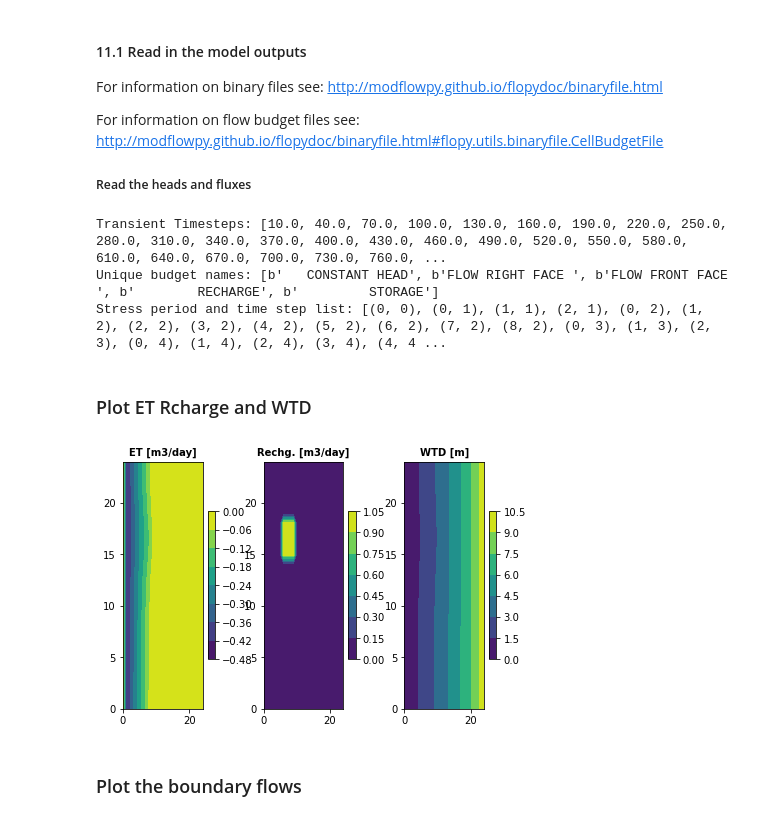
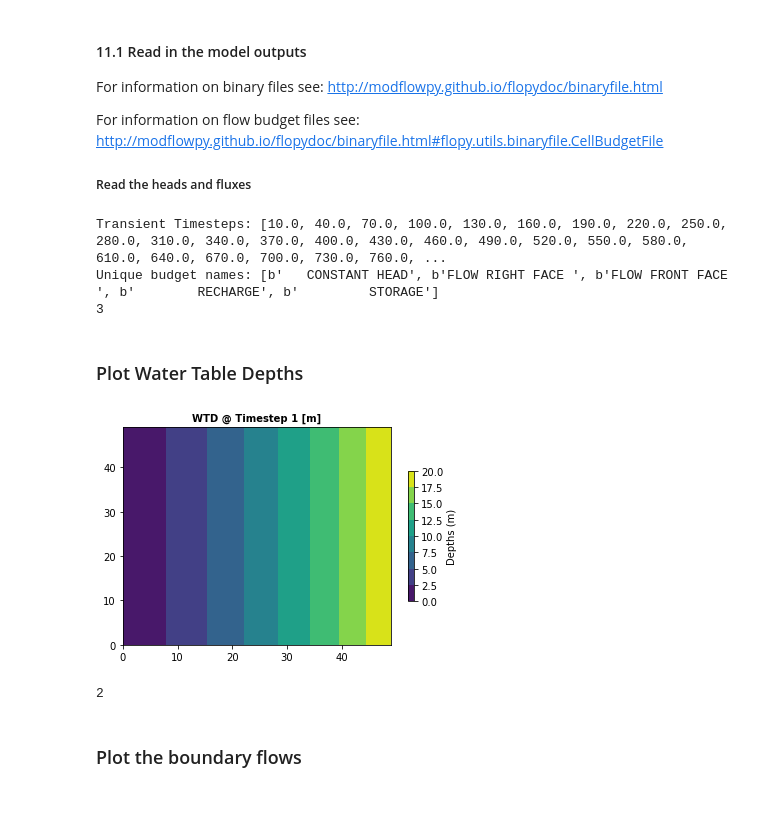
Before and after one commit to GW-modelling-Spring2022/homework-Whrligig, a Jupyter notebook: Working/HW8/starter code/HW8_model_Boyd.ipynb, the cells around one changed output. Drawn from its saved outputs; the diff is of its cells as text; code cells hidden in the pictures.

```diff
--- a/Working/HW8/starter code/HW8_model_Boyd.ipynb
+++ b/Working/HW8/starter code/HW8_model_Boyd.ipynb
@@ -365,47 +365,49 @@ for stress_per, time in enumerate(times):
     recharge['sp%s'%(stress_per)] = budgobj.get_data(text='recharge',totim=time) #append front face flow to fff list for each stress period
 
 
+# alternate option read the data into an array
+head_array = np.zeros((len(times), ncol, nrow))
+frf_array = np.zeros((len(times), ncol, nrow))
+fff_array = np.zeros((len(times), ncol, nrow))
+rowcounter = -1
+for i in times:
+    rowcounter += 1
+    head_array[rowcounter, :, :] = headobj.get_data(totim=i)
+    tempfrf = np.squeeze(budgobj.get_data(text='flow right face', totim=i))
+    frf_array[rowcounter, :, :] = tempfrf
+    tempfff = np.squeeze(budgobj.get_data(text='FLOW FRONT FACE', totim=i))
+    fff_array[rowcounter, :, :] = tempfff
+
 print('Transient Timesteps:', times)
-print('Unique budget names:', budgobj.get_unique_record_names())
-print('Stress period and time step list:', kstpkper_list)
+print('Unique budget names:', budgobj.get_unique_record_names())        # gives the text names to call when plotting recharge and other behaviors of model
+#print('Stress period and time step list:', kstpkper_list)
+
+print(np.ndim(head_array))
 # %% [output]
 Transient Timesteps: [10.0, 40.0, 70.0, 100.0, 130.0, 160.0, 190.0, 220.0, 250.0, 280.0, 310.0, 340.0, 370.0, 400.0, 430.0, 460.0, 490.0, 520.0, 550.0, 580.0, 610.0, 640.0, 670.0, 700.0, 730.0, 760.0, ...
 Unique budget names: [b'   CONSTANT HEAD', b'FLOW RIGHT FACE ', b'FLOW FRONT FACE ', b'        RECHARGE', b'         STORAGE']
-Stress period and time step list: [(0, 0), (0, 1), (1, 1), (2, 1), (0, 2), (1, 2), (2, 2), (3, 2), (4, 2), (5, 2), (6, 2), (7, 2), (8, 2), (0, 3), (1, 3), (2, 3), (0, 4), (1, 4), (2, 4), (3, 4), (4, 4 ...
+3
-# %% [markdown]
-### Plot ET Rcharge and WTD
+# %% [markdown]
+### Plot Water Table Depths
 # %%
 #Plot ET, Recharge and WTD
-fig, (ax1, ax2, ax3) = plt.subplots(1, 3)
-fig.tight_layout(pad=1.0)
-
-#ET
-#ax1.set_xlabel('Lx (m)', fontsize=10)
-#ax1.set_ylabel('Ly (m)', fontsize=10)
-ax1.set_title('ET [m3/day]', fontsize=10, fontweight='bold')
-etplot = ax1.contourf(np.flipud(et_vals))
-fig.colorbar(etplot, ax=ax1, shrink=0.6)
-
-#Recharge
-#ax2.set_xlabel('Lx (m)', fontsize=10)
-#ax2.set_ylabel('Ly (m)', fontsize=10)
-ax2.set_title('Rechg. [m3/day]', fontsize=10, fontweight='bold')
-rchplot = ax2.contourf(np.flipud(recharge_vals))
-fig.colorbar(rchplot, ax=ax2, shrink=0.6)
-
+fig, ax = plt.subplots()
 
 #WTD
 #Calcualte WTD at the domain thickness (ztop) minus the head
-WTD = ztop-head
+WTD = (ztop-(head_array[0,:,:]))
 #ax3.set_xlabel('Lx (m)', fontsize=10)
 #ax3.set_ylabel('Ly (m)', fontsize=10)
-ax3.set_title('WTD [m]', fontsize=10, fontweight='bold')
-wtdplot = ax3.contourf(np.flipud(WTD[0,:,:]))
-fig.colorbar(wtdplot, ax=ax3, shrink=0.6)
+ax.set_title('WTD @ Timestep 1 [m]', fontsize=10, fontweight='bold')
+wtdplot = ax.contourf(np.flipud(WTD))
+fig.colorbar(wtdplot, ax=ax, label="Depths (m)", shrink=0.6)
 
 plt.show()
+
+print(np.ndim(WTD))
 # %% [output]
-[figure, old version]
+[figure, new version]
+2
 # %% [markdown]
 ### Plot the boundary flows
 # %%
```
Also changed, not shown: parts of 1 cell of this notebook, 6 other files.
